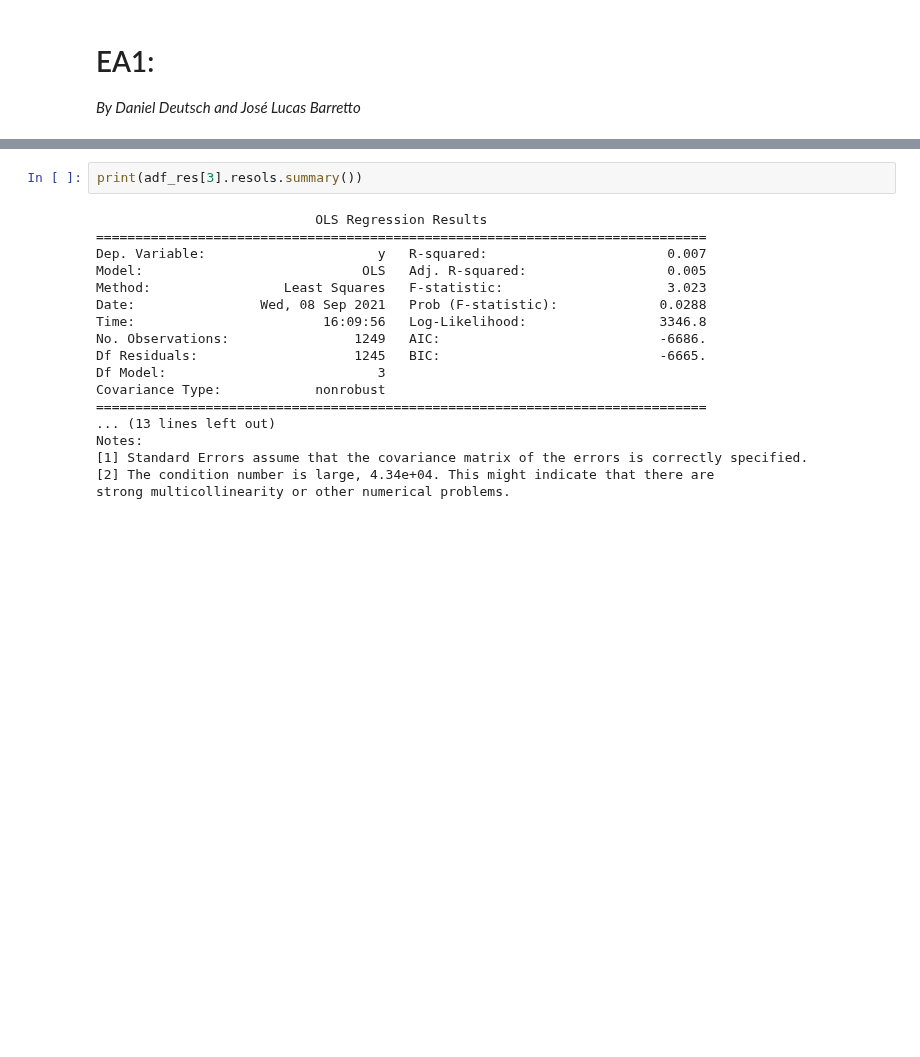
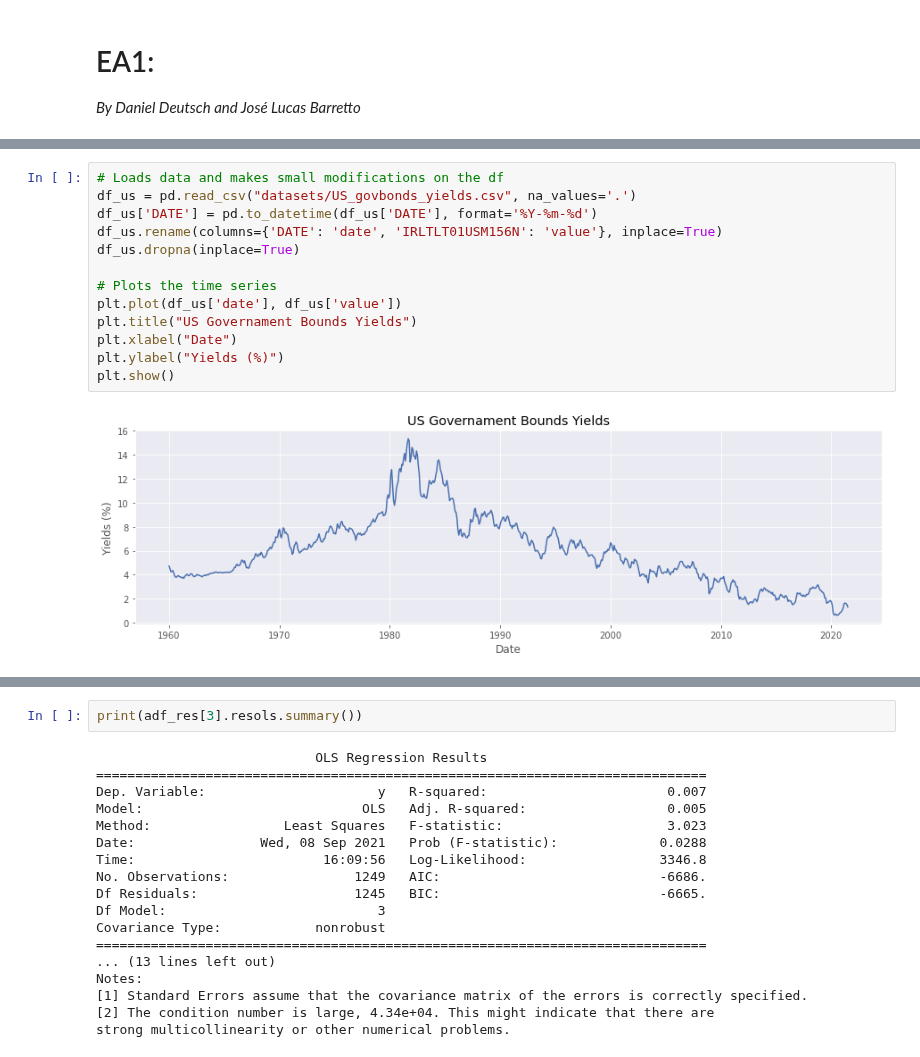
Before and after one commit to daniel-deutsch/FTD, a Jupyter notebook: Econometrics/EA1/main.ipynb, the cells around one changed output, grey strips where cells are left out. Drawn from its saved outputs; the diff is of its cells as text; blank space fills up the shorter version.

```diff
--- a/Econometrics/EA1/main.ipynb
+++ b/Econometrics/EA1/main.ipynb
@@ -17,0 +50,15 @@ df_corpbonds['DAAA'] = np.log(df_corpbonds['DAAA'])
+# %%
+# Loads data and makes small modifications on the df
+df_us = pd.read_csv("datasets/US_govbonds_yields.csv", na_values='.')
+df_us['DATE'] = pd.to_datetime(df_us['DATE'], format='%Y-%m-%d')
+df_us.rename(columns={'DATE': 'date', 'IRLTLT01USM156N': 'value'}, inplace=True)
+df_us.dropna(inplace=True)
+
+# Plots the time series
+plt.plot(df_us['date'], df_us['value'])
+plt.title("US Governament Bounds Yields")
+plt.xlabel("Date")
+plt.ylabel("Yields (%)")
+plt.show()
+# %% [output]
+[figure, added]
```
Also changed, not shown: parts of 15 cells of this notebook.
